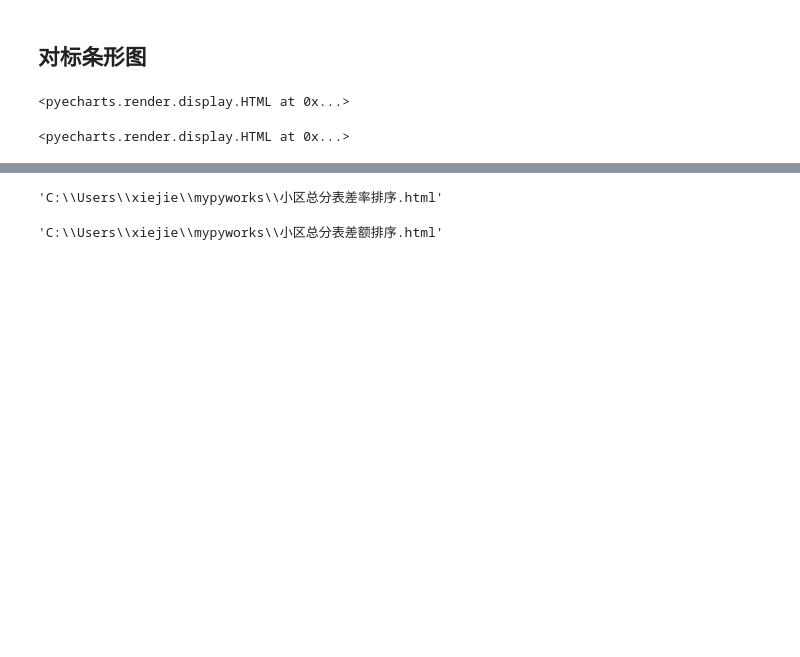
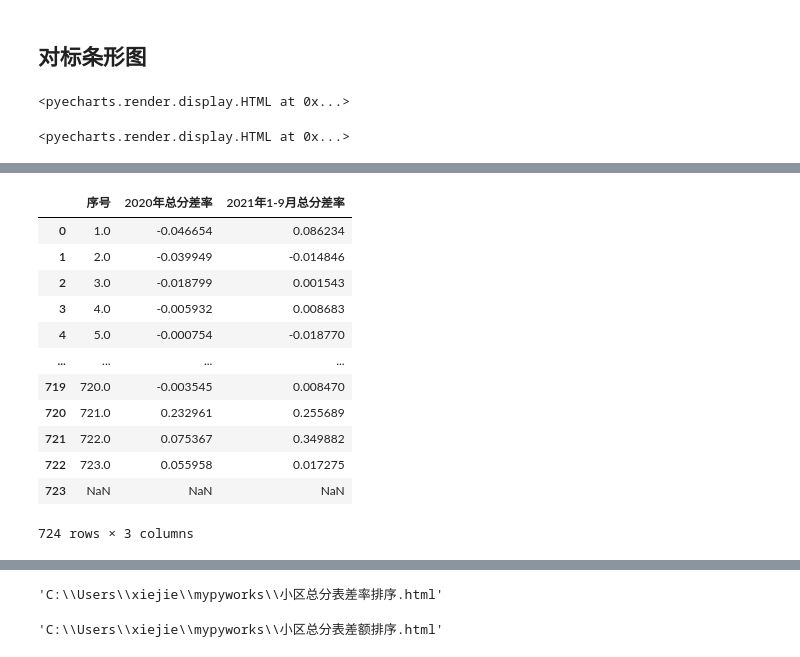
Before and after one commit to jayaston/mypyworks, a Jupyter notebook: 方便snapshot的产销差分析图表.ipynb, the cells around one changed output, grey strips where cells are left out. Cells and saved outputs as stored; diff of their text form; code cells hidden in the pictures; blank space fills up the shorter version.

```diff
--- a/方便snapshot的产销差分析图表.ipynb
+++ b/方便snapshot的产销差分析图表.ipynb
@@ -846,0 +867,19 @@ df_zf['总分差率'] = df_zf['总分差水量']/df_zf['总表水量']
+# %%
+df_zf = pd.read_excel(r'D:\专题工作（重要）\产销差工作\汇总---广州自来水公司DMA小区总分表差数据统计表.xlsx',
+                      sheet_name=0,skiprows=1,
+                      usecols=[0,10,14])
+df_zf
+# %% [output]
+|  | 序号 | 2020年总分差率 | 2021年1-9月总分差率 |
+| 0 | 1.0 | -0.046654 | 0.086234 |
+| 1 | 2.0 | -0.039949 | -0.014846 |
+| 2 | 3.0 | -0.018799 | 0.001543 |
+| 3 | 4.0 | -0.005932 | 0.008683 |
+| 4 | 5.0 | -0.000754 | -0.018770 |
+| ... | ... | ... | ... |
+| 719 | 720.0 | -0.003545 | 0.008470 |
+| 720 | 721.0 | 0.232961 | 0.255689 |
+| 721 | 722.0 | 0.075367 | 0.349882 |
+| 722 | 723.0 | 0.055958 | 0.017275 |
+| 723 | NaN | NaN | NaN |
+724 rows × 3 columns
```
Also changed, not shown: parts of 4 cells of this notebook, 12 other files.
